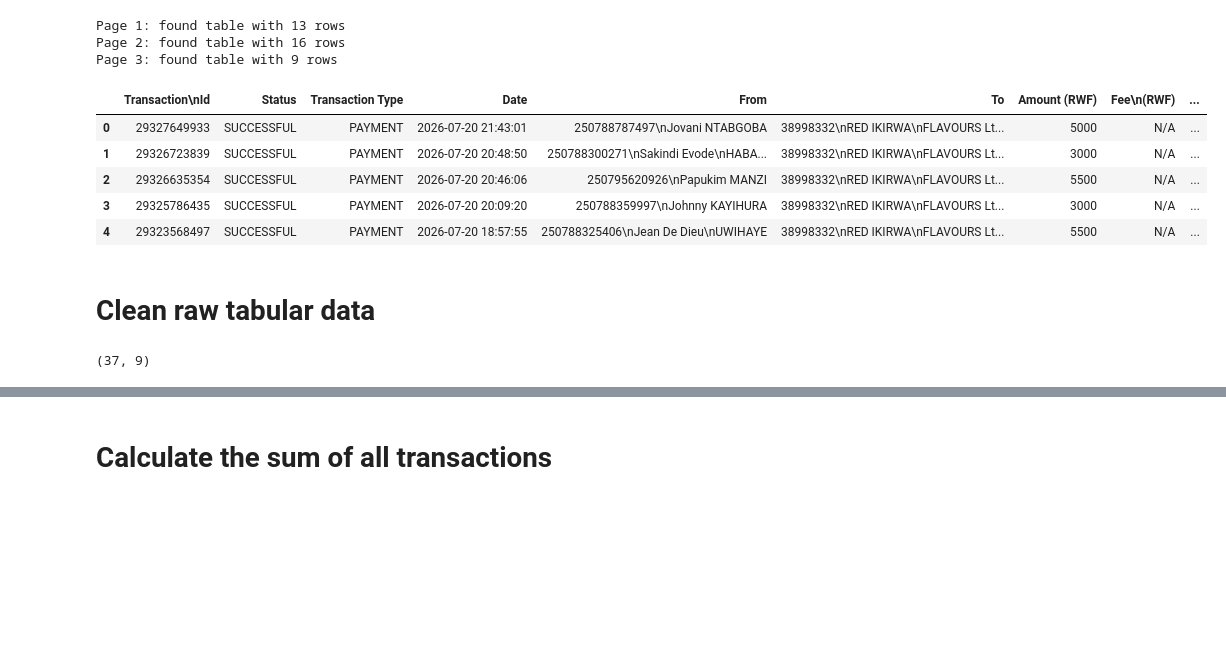
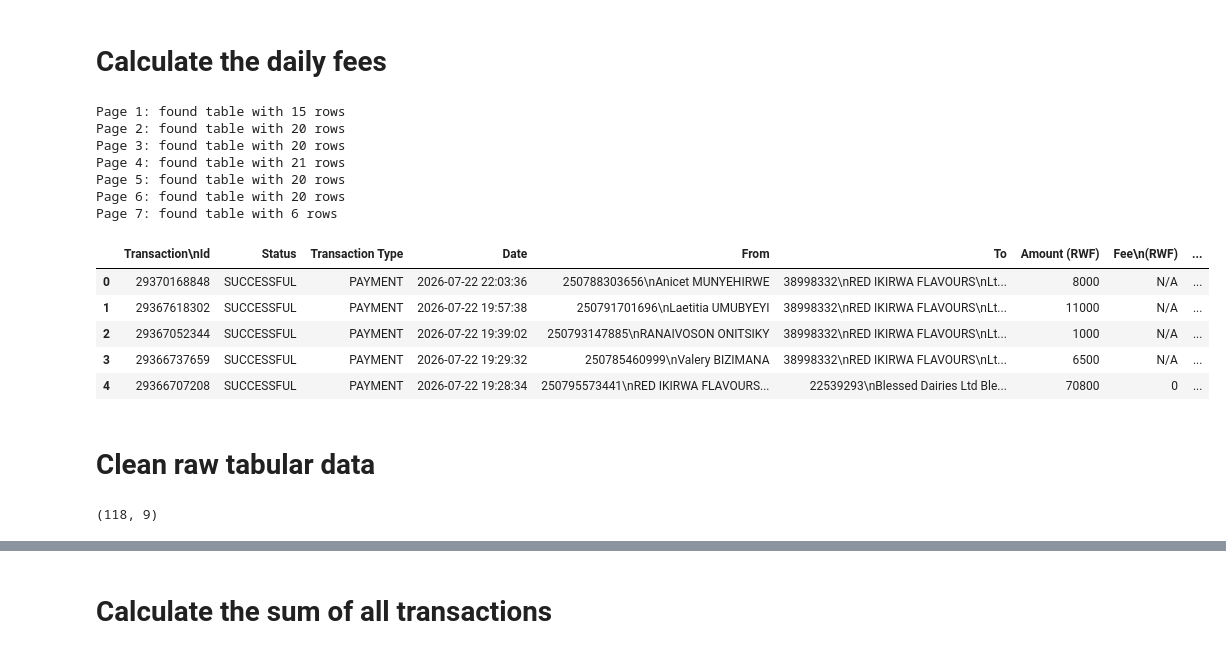
Before and after one commit to TheRealToky/adminator, a Jupyter notebook: scripts/fetch_table.ipynb, the cells around one changed output, grey strips where cells are left out. Cells and saved outputs as stored; diff of their text form; code cells hidden in the pictures; blank space fills up the shorter version.

```diff
--- a/scripts/fetch_table.ipynb
+++ b/scripts/fetch_table.ipynb
@@ -1,32 +1,41 @@
+# %% [markdown]
+# Calculate the daily fees
 # %%
 import pdfplumber
 import pandas as pd
 
-PDF_PATH = r"D:\PC DISAINE\toky\Perso-D\red\momo\transaction-history-20260721_133521269.pdf"  # change to your file path
+PDF_PATH = r"D:\PC DISAINE\toky\Perso-D\red\momo\transaction-history-20260723_092532624.pdf"  # change to your file path
+DATE = "2026-07-22"
+START_BALANCE = 330269
+END_BALANCE = 550300
 
 all_tables = []
 
 with pdfplumber.open(PDF_PATH) as pdf:
     for i, page in enumerate(pdf.pages):
         table = page.extract_table()
         if table:
             print(f"Page {i+1}: found table with {len(table)-1} rows")
             all_tables.append(table)
 
 # Use first table found, or merge all
 raw = all_tables[0]
 df = pd.DataFrame(raw[1:], columns=raw[0])  # row 0 = headers
 df.head()
 # %% [output]
-Page 1: found table with 13 rows
-Page 2: found table with 16 rows
-Page 3: found table with 9 rows
+Page 1: found table with 15 rows
+Page 2: found table with 20 rows
+Page 3: found table with 20 rows
+Page 4: found table with 21 rows
+Page 5: found table with 20 rows
+Page 6: found table with 20 rows
+Page 7: found table with 6 rows
 |  | Transaction\nId | Status | Transaction Type | Date | From | To | Amount (RWF) | Fee\n(RWF) | ... |
-| 0 | 29327649933 | SUCCESSFUL | PAYMENT | 2026-07-20 21:43:01 | 250788787497\nJovani NTABGOBA | 38998332\nRED IKIRWA\nFLAVOURS Lt... | 5000 | N/A | ... |
-| 1 | 29326723839 | SUCCESSFUL | PAYMENT | 2026-07-20 20:48:50 | 250788300271\nSakindi Evode\nHABA... | 38998332\nRED IKIRWA\nFLAVOURS Lt... | 3000 | N/A | ... |
-| 2 | 29326635354 | SUCCESSFUL | PAYMENT | 2026-07-20 20:46:06 | 250795620926\nPapukim MANZI | 38998332\nRED IKIRWA\nFLAVOURS Lt... | 5500 | N/A | ... |
-| 3 | 29325786435 | SUCCESSFUL | PAYMENT | 2026-07-20 20:09:20 | 250788359997\nJohnny KAYIHURA | 38998332\nRED IKIRWA\nFLAVOURS Lt... | 3000 | N/A | ... |
-| 4 | 29323568497 | SUCCESSFUL | PAYMENT | 2026-07-20 18:57:55 | 250788325406\nJean De Dieu\nUWIHAYE | 38998332\nRED IKIRWA\nFLAVOURS Lt... | 5500 | N/A | ... |
+| 0 | 29370168848 | SUCCESSFUL | PAYMENT | 2026-07-22 22:03:36 | 250788303656\nAnicet MUNYEHIRWE | 38998332\nRED IKIRWA FLAVOURS\nLt... | 8000 | N/A | ... |
+| 1 | 29367618302 | SUCCESSFUL | PAYMENT | 2026-07-22 19:57:38 | 250791701696\nLaetitia UMUBYEYI | 38998332\nRED IKIRWA FLAVOURS\nLt... | 11000 | N/A | ... |
+| 2 | 29367052344 | SUCCESSFUL | PAYMENT | 2026-07-22 19:39:02 | 250793147885\nRANAIVOSON ONITSIKY | 38998332\nRED IKIRWA FLAVOURS\nLt... | 1000 | N/A | ... |
+| 3 | 29366737659 | SUCCESSFUL | PAYMENT | 2026-07-22 19:29:32 | 250785460999\nValery BIZIMANA | 38998332\nRED IKIRWA FLAVOURS\nLt... | 6500 | N/A | ... |
+| 4 | 29366707208 | SUCCESSFUL | PAYMENT | 2026-07-22 19:28:34 | 250795573441\nRED IKIRWA FLAVOURS... | 22539293\nBlessed Dairies Ltd Ble... | 70800 | 0 | ... |
 # %% [markdown]
 # Clean raw tabular data
 # %%
@@ -48,6 +57,6 @@ df['Amount (RWF)'] = df['Amount (RWF)'].astype(int)
 
 df.shape
 # %% [output]
-(37, 9)
+(118, 9)
 # %%
 df["Date"] = pd.to_datetime(df["Date"], format="%Y-%m-%d %H:%M:%S")
```
Also changed, not shown: parts of 8 cells of this notebook, 6 other files.
